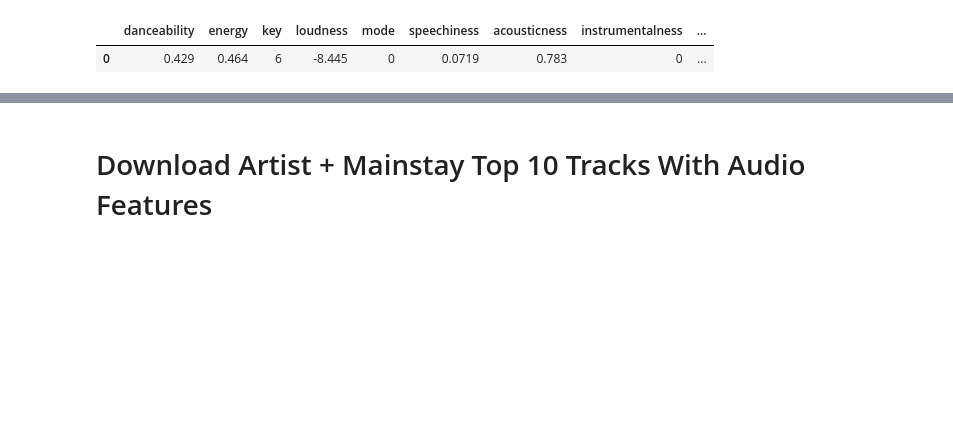
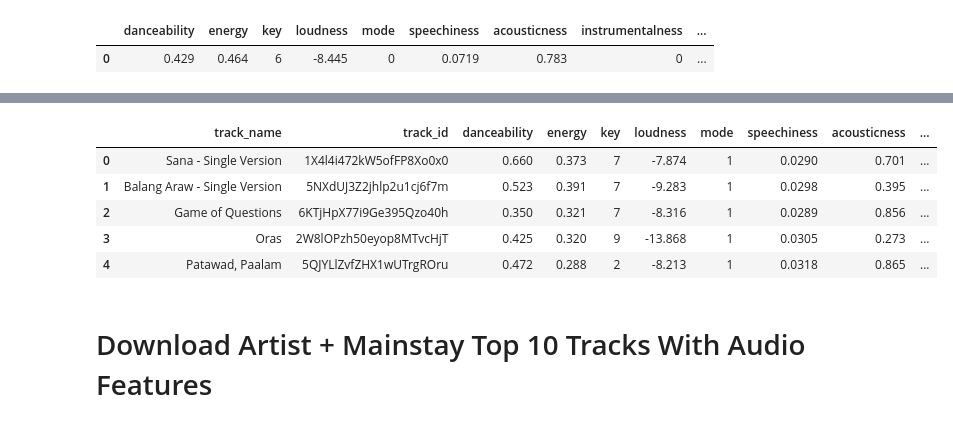
Before and after one commit to ejmasuncion/DSF10-Sprint2-Grp2, a Jupyter notebook: !Client_Discographies.ipynb, the cells around one changed output, grey strips where cells are left out. Cells and saved outputs as stored; diff of their text form; code cells hidden in the pictures; blank space fills up the shorter version.

```diff
--- a/!Client_Discographies.ipynb
+++ b/!Client_Discographies.ipynb
@@ -168,0 +171,6 @@ get_track_data('0HAG6nIiEKd75yGpovuSJQ')
+# %%
+results = sp.playlist_tracks('37i9dQZF1DZ06evO4qzbHX')
+# %%
+zoo_tracks=[ [r['track']['name'],r['track']['id']] for r in results['items']]
+zoo_tracks
+#[ r['track']['name'] for r in results['items']]
@@ -168,0 +195,3 @@ get_track_data('0HAG6nIiEKd75yGpovuSJQ')
+# %%
+df_zoo=pd.DataFrame(zoo_tracks, columns = ['track_name', 'track_id'])
+df_zoo.head()
@@ -168,0 +205,7 @@ get_track_data('0HAG6nIiEKd75yGpovuSJQ')
+# %%
+af_df=pd.DataFrame()
+for i in df_zoo.track_id.values:
+    print(i)
+    data=get_track_data(i)
+    data["track_id"]=i
+    af_df=pd.concat([af_df,data])
@@ -168,0 +230,10 @@ get_track_data('0HAG6nIiEKd75yGpovuSJQ')
+# %%
+zoo_tracks_af=pd.merge(df_zoo,af_df, on="track_id", how="left")
+zoo_tracks_af.head()
+# %% [output]
+|  | track_name | track_id | danceability | energy | key | loudness | mode | speechiness | acousticness | ... |
+| 0 | Sana - Single Version | 1X4l4i472kW5ofFP8Xo0x0 | 0.660 | 0.373 | 7 | -7.874 | 1 | 0.0290 | 0.701 | ... |
+| 1 | Balang Araw - Single Version | 5NXdUJ3Z2jhlp2u1cj6f7m | 0.523 | 0.391 | 7 | -9.283 | 1 | 0.0298 | 0.395 | ... |
+| 2 | Game of Questions | 6KTjHpX77i9Ge395Qzo40h | 0.350 | 0.321 | 7 | -8.316 | 1 | 0.0289 | 0.856 | ... |
+| 3 | Oras | 2W8lOPzh50eyop8MTvcHjT | 0.425 | 0.320 | 9 | -13.868 | 1 | 0.0305 | 0.273 | ... |
+| 4 | Patawad, Paalam | 5QJYLlZvfZHX1wUTrgROru | 0.472 | 0.288 | 2 | -8.213 | 1 | 0.0318 | 0.865 | ... |
```
Also changed, not shown: parts of 5 cells of this notebook, 3 other files.
